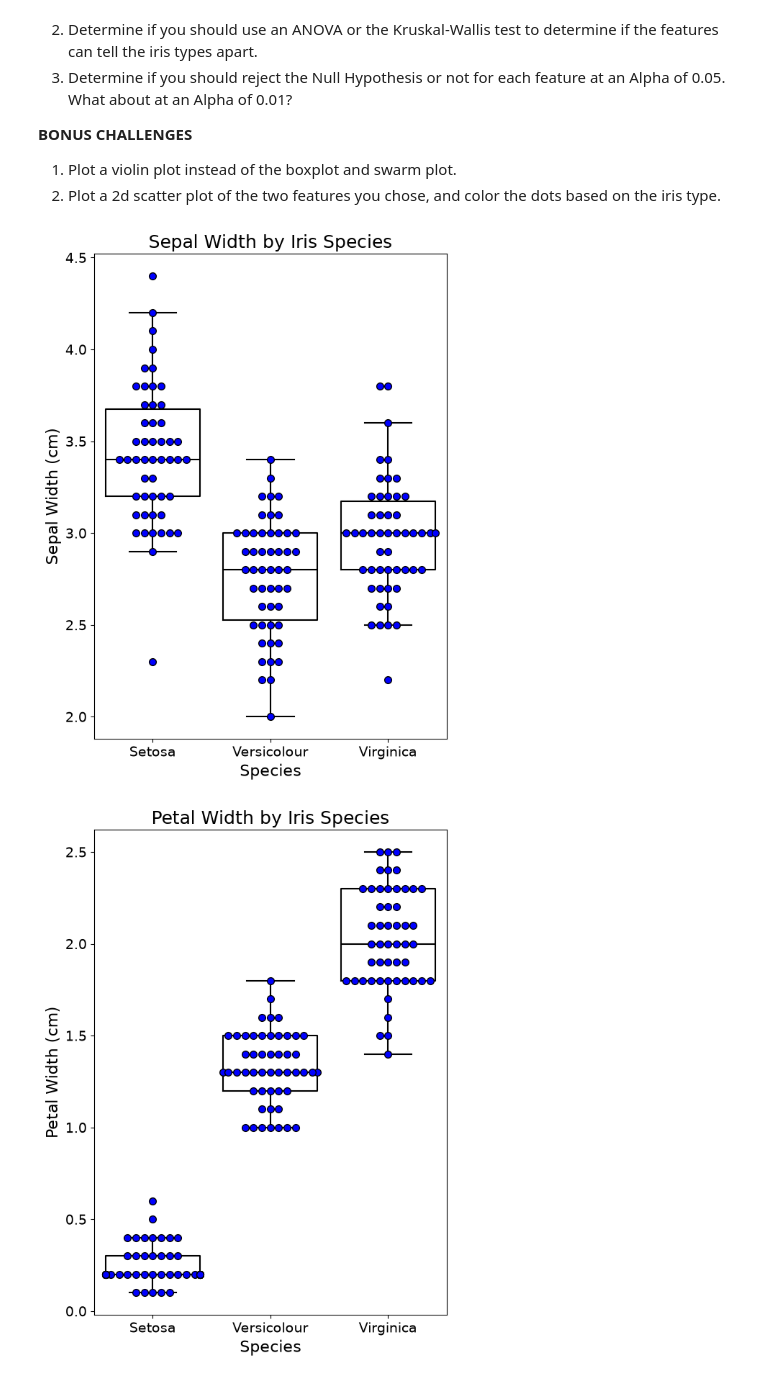
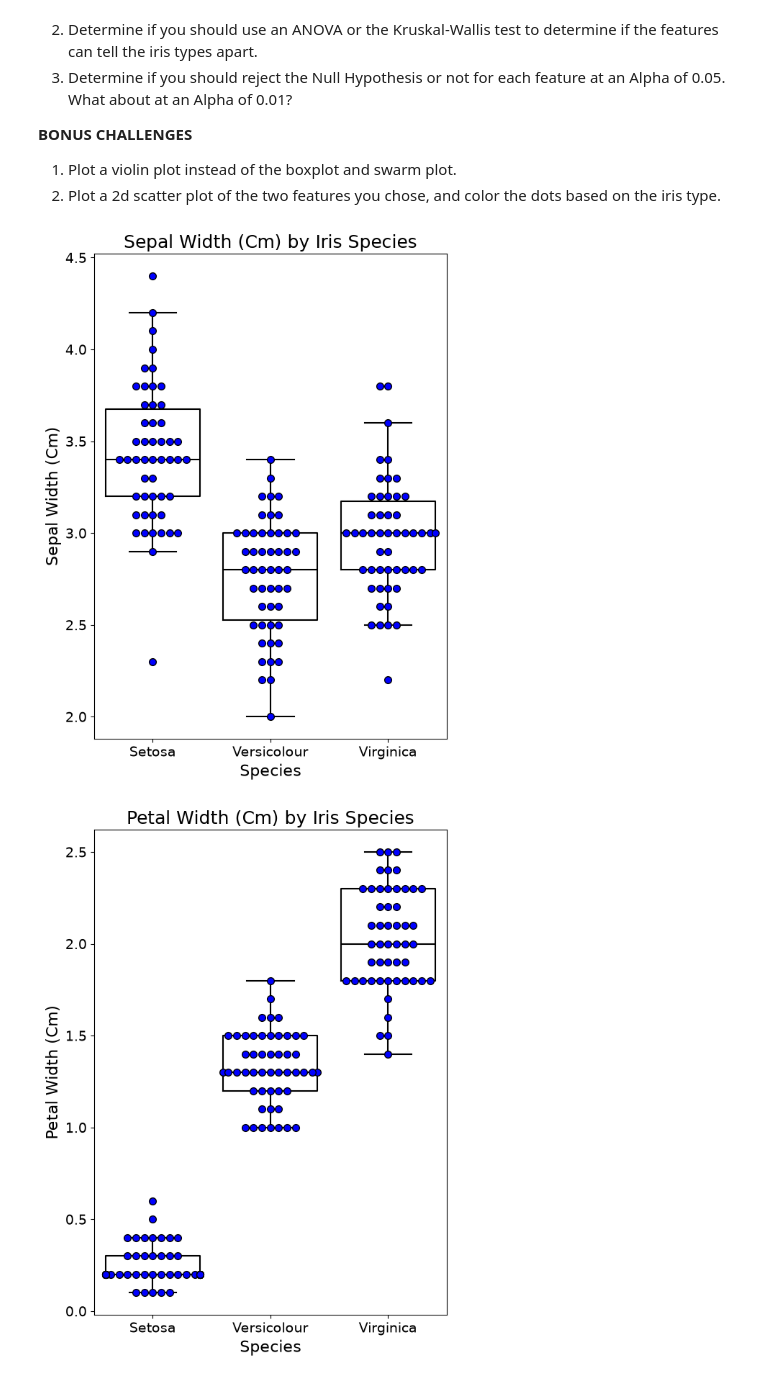
Before and after one commit to lynalyg291/2026_figure, a Jupyter notebook: lesson_1/introduction_to_statistics.ipynb, the cells around one changed output. Drawn from its saved outputs; the diff is of its cells as text; code cells hidden in the pictures.

```diff
--- a/lesson_1/introduction_to_statistics.ipynb
+++ b/lesson_1/introduction_to_statistics.ipynb
@@ -217,47 +217,19 @@ See if you can do the following in the code block below:
 1. Plot a violin plot instead of the boxplot and swarm plot.
 2. Plot a 2d scatter plot of the two features you chose, and color the dots based on the iris type.
 # %%
-
-# This line sets the default font size. You can customize many other defaults similarly.
-plt.rcParams["font.size"] = 14
-
-# This line creates a blank figure
-fig, ax = plt.subplots(figsize=(6, 8))
-
-# These next lines actually display the data, giving us both a box and whiskers plot showing the general data trends, as well as a swarmplot showing individual data points
-sns.boxplot(data=data.to_pandas(), x="iris type", y="sepal width (cm)", fill=False, color="black")
-sns.swarmplot(data=data.to_pandas(), x="iris type", y="sepal width (cm)", color="blue", edgecolor="black", linewidth=1, size=7)
-
-# These lines add nicer looking x and y labels, as well as a title to the figure
-plt.xlabel("Species", fontdict={"fontsize": 16})
-plt.ylabel("Sepal Width (cm)", fontdict={"fontsize": 16})
-plt.title("Sepal Width by Iris Species", fontdict={"fontsize": 18})
-
-# This cleans up leftover space, and then displays the figure
-plt.tight_layout()
-plt.show()
-
-# This line sets the default font size. You can customize many other defaults similarly.
-plt.rcParams["font.size"] = 14
-
-# This line creates a blank figure
-fig, ax = plt.subplots(figsize=(6, 8))
-
-# These next lines actually display the data, giving us both a box and whiskers plot showing the general data trends, as well as a swarmplot showing individual data points
-sns.boxplot(data=data.to_pandas(), x="iris type", y="petal width (cm)", fill=False, color="black")
-sns.swarmplot(data=data.to_pandas(), x="iris type", y="petal width (cm)", color="blue", edgecolor="black", linewidth=1, size=7)
-
-# These lines add nicer looking x and y labels, as well as a title to the figure
-plt.xlabel("Species", fontdict={"fontsize": 16})
-plt.ylabel("Petal Width (cm)", fontdict={"fontsize": 16})
-plt.title("Petal Width by Iris Species", fontdict={"fontsize": 18})
-
-# This cleans up leftover space, and then displays the figure
-plt.tight_layout()
-plt.show()
+for feature in ["sepal width (cm)", "petal width (cm)"]:
+    plt.rcParams["font.size"] = 14
+    fig, ax = plt.subplots(figsize=(6,8))
+    sns.boxplot(data=data.to_pandas(), x="iris type", y=feature, fill=False, color="black")
+    sns.swarmplot(data=data.to_pandas(), x="iris type", y=feature, color="blue", edgecolor="black", linewidth=1, size=7)
+    plt.xlabel("Species", fontdict={"fontsize": 16})
+    plt.ylabel(feature.title(), fontdict={"fontsize": 16})
+    plt.title(f"{feature.title()} by Iris Species", fontdict={"fontsize": 18})
+    plt.tight_layout()
+    plt.show()
 # %% [output]
-[figure, old version]
+[figure, new version]
-[figure, old version]
+[figure, new version]
 # %%
 normality_p_values = []
 
```
Also changed, not shown: parts of 4 cells of this notebook, 1 other file.
